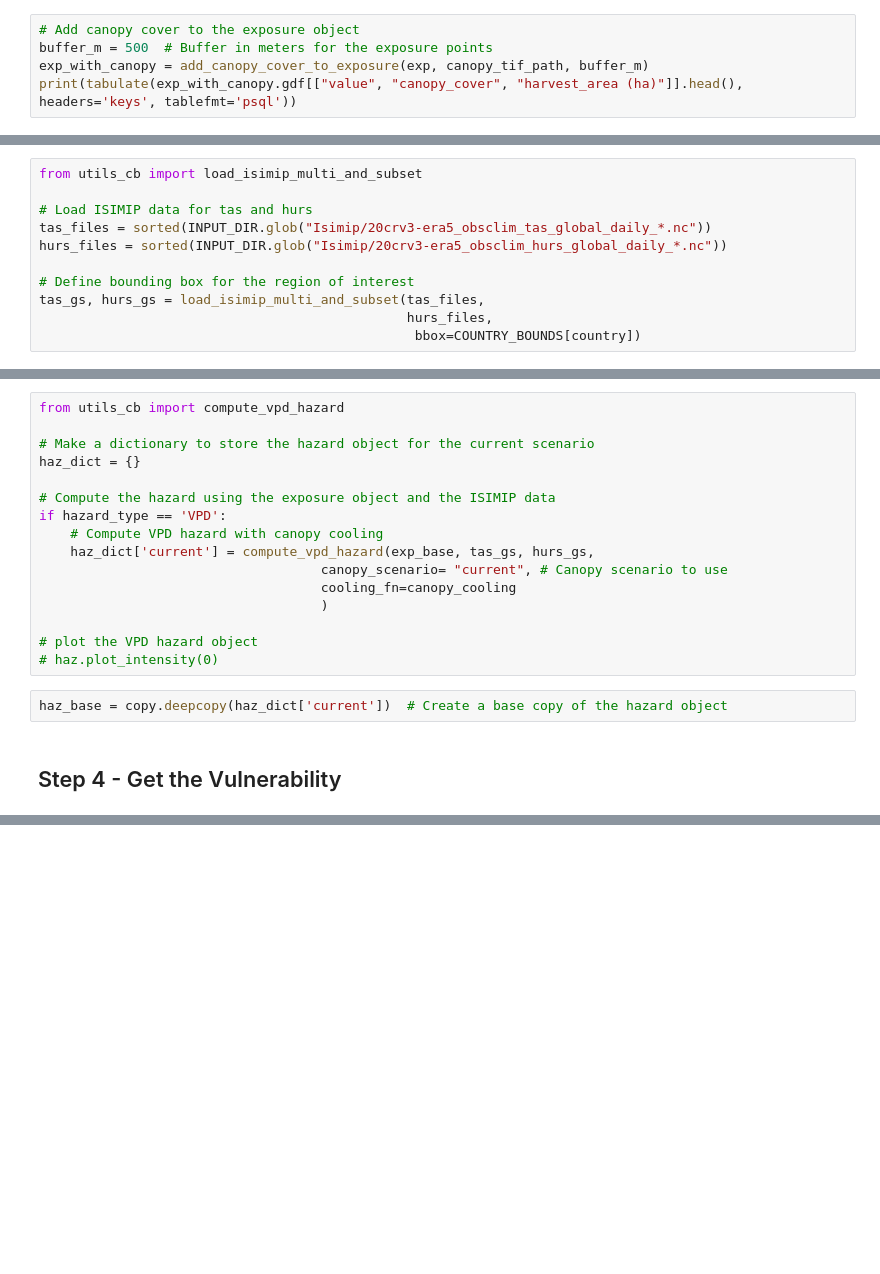
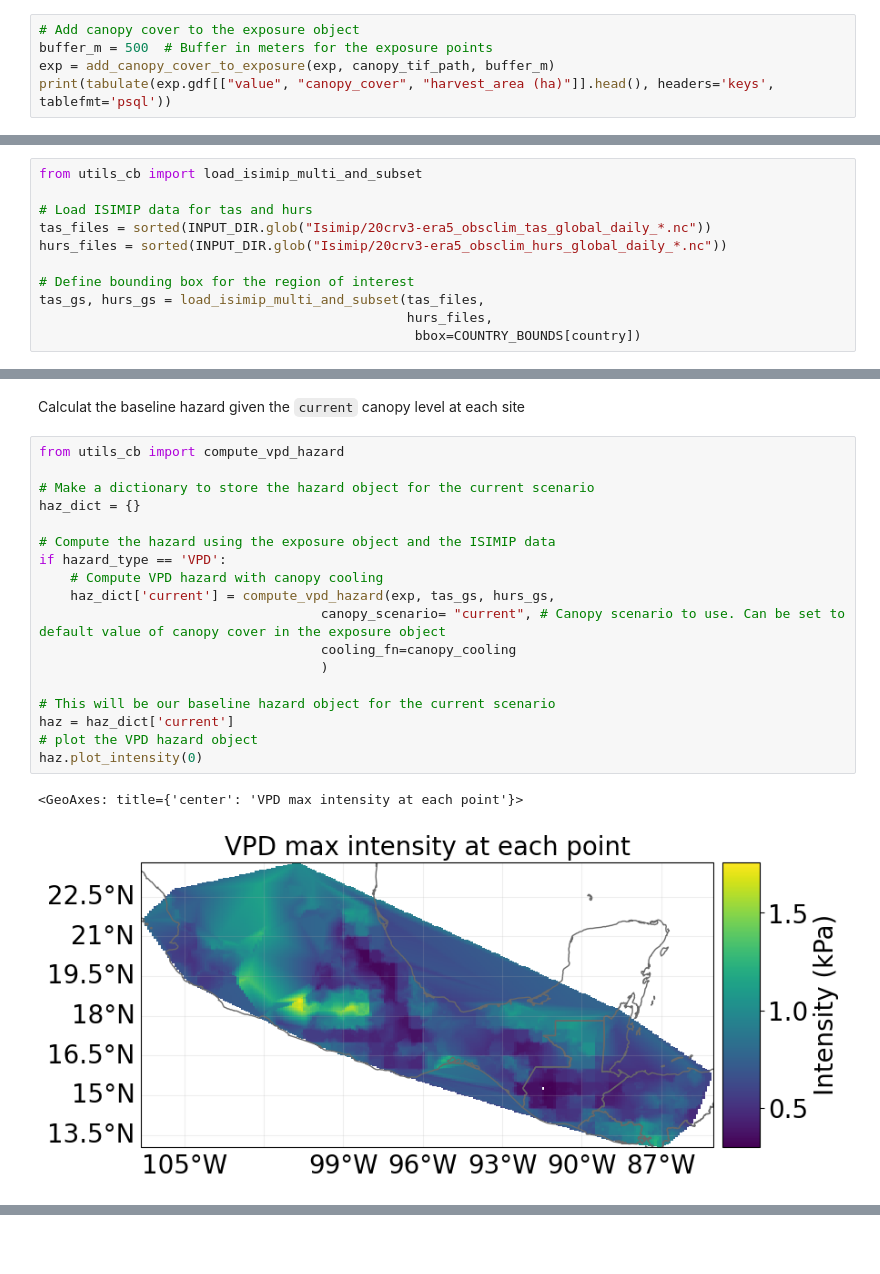
Before and after one commit to zeliest/coffee_banana_cacao_climate_risk, a Jupyter notebook: CostBenefit_CanopyCover.ipynb, the cells around one changed output, grey strips where cells are left out. Cells and saved outputs as stored; diff of their text form; blank space fills up the shorter version.

```diff
--- a/CostBenefit_CanopyCover.ipynb
+++ b/CostBenefit_CanopyCover.ipynb
@@ -141,8 +140,8 @@ We add the canopy cover
 # %%
 # Add canopy cover to the exposure object
 buffer_m = 500  # Buffer in meters for the exposure points
-exp_with_canopy = add_canopy_cover_to_exposure(exp, canopy_tif_path, buffer_m)
-print(tabulate(exp_with_canopy.gdf[["value", "canopy_cover", "harvest_area (ha)"]].head(), headers='keys', tablefmt='psql'))
+exp = add_canopy_cover_to_exposure(exp, canopy_tif_path, buffer_m)
+print(tabulate(exp.gdf[["value", "canopy_cover", "harvest_area (ha)"]].head(), headers='keys', tablefmt='psql'))
 # %% [output]
 +----+---------+----------------+---------------------+
 |    |   value |   canopy_cover |   harvest_area (ha) |
@@ -204,20 +219,23 @@ plt.show()
+# %% [markdown]
+Calculat the baseline hazard given the `current` canopy level at each site
 # %%
 from utils_cb import compute_vpd_hazard
 
 # Make a dictionary to store the hazard object for the current scenario
 haz_dict = {}
 
 # Compute the hazard using the exposure object and the ISIMIP data
 if hazard_type == 'VPD':
     # Compute VPD hazard with canopy cooling
-    haz_dict['current'] = compute_vpd_hazard(exp_base, tas_gs, hurs_gs,
-                                    canopy_scenario= "current", # Canopy scenario to use
+    haz_dict['current'] = compute_vpd_hazard(exp, tas_gs, hurs_gs,
+                                    canopy_scenario= "current", # Canopy scenario to use. Can be set to default value of canopy cover in the exposure object
                                     cooling_fn=canopy_cooling
                                     )
 
+# This will be our baseline hazard object for the current scenario
+haz = haz_dict['current']
 # plot the VPD hazard object
-# haz.plot_intensity(0)
+haz.plot_intensity(0)
+# %% [output]
+<GeoAxes: title={'center': 'VPD max intensity at each point'}>
+[figure, added]
-# %%
-haz_base = copy.deepcopy(haz_dict['current'])  # Create a base copy of the hazard object
-# %% [markdown]
-## Step 4 - Get the Vulnerability
```
Also changed, not shown: parts of 69 cells of this notebook, 1 other file.
